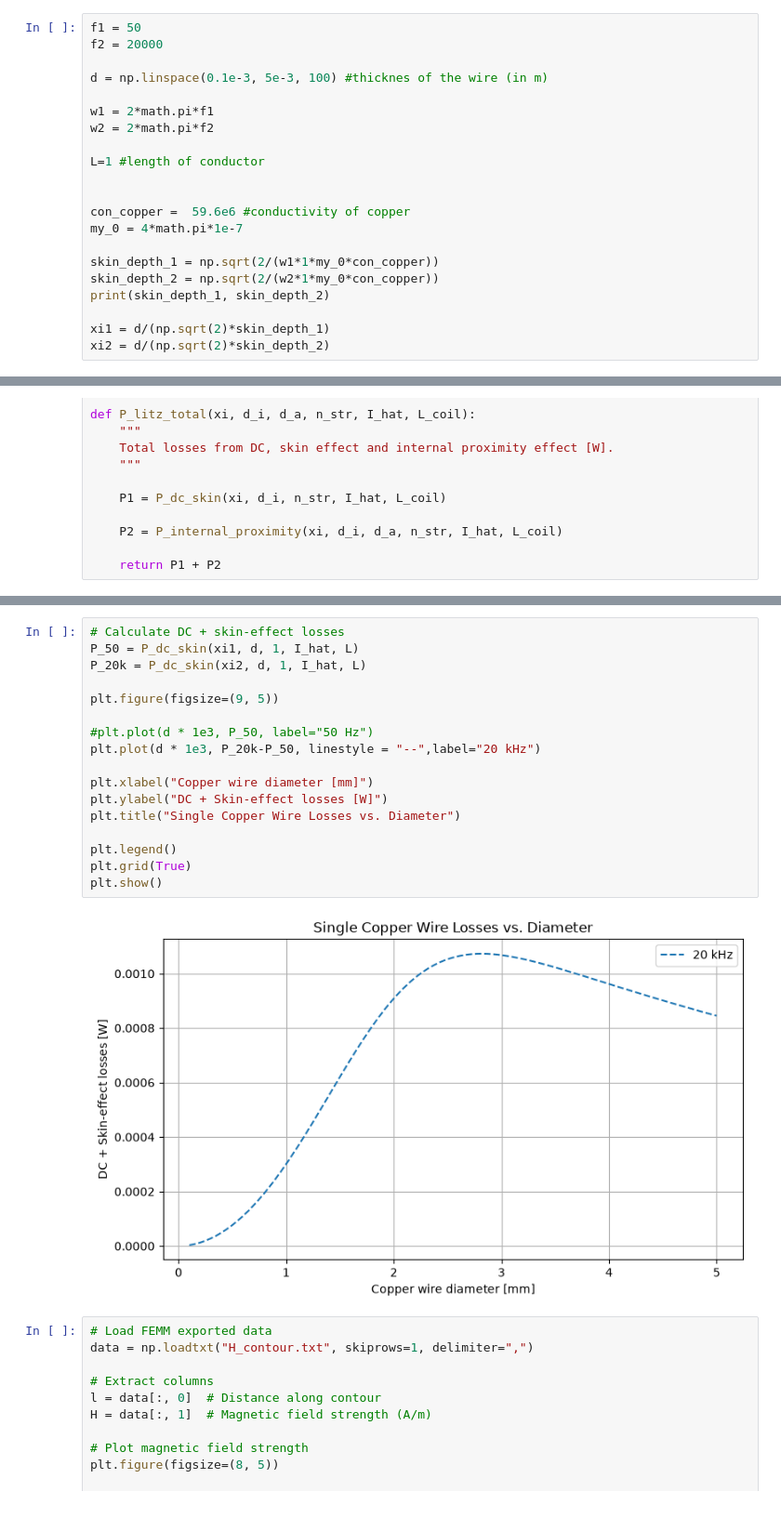
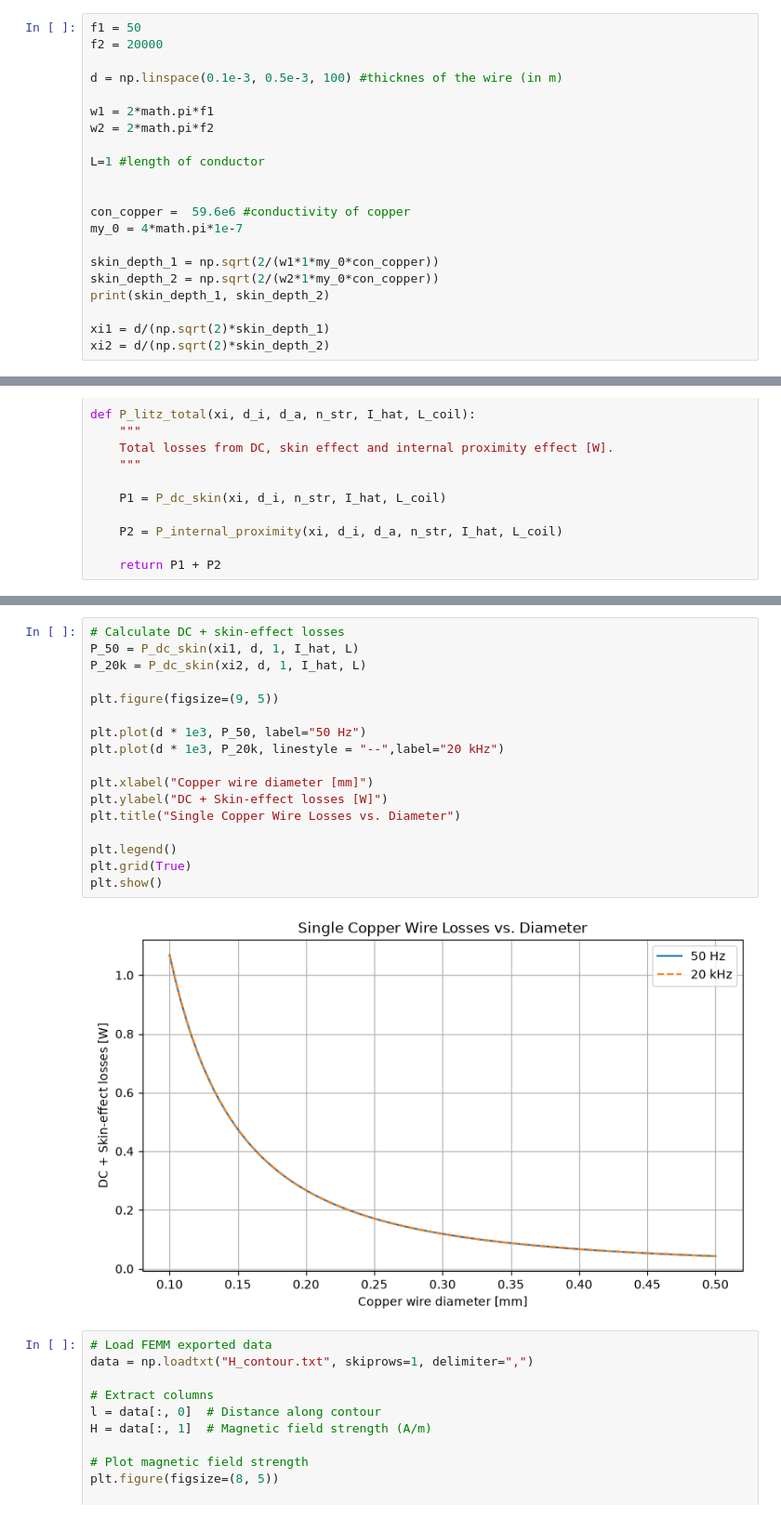
Before and after one commit to tillhartmann01/EM_Project, a Jupyter notebook: Untitled-1.ipynb, the cells around one changed output, grey strips where cells are left out. Shown at 93% size. Cells and saved outputs as stored; diff of their text form.

```diff
--- a/Untitled-1.ipynb
+++ b/Untitled-1.ipynb
@@ -7,7 +7,7 @@ import matplotlib.pyplot as plt
 f1 = 50
 f2 = 20000
 
-d = np.linspace(0.1e-3, 5e-3, 100) #thicknes of the wire (in m)
+d = np.linspace(0.1e-3, 0.5e-3, 100) #thicknes of the wire (in m)
 
 w1 = 2*math.pi*f1
 w2 = 2*math.pi*f2
@@ -196,22 +196,22 @@ plt.show()
 # %%
 # Calculate DC + skin-effect losses
 P_50 = P_dc_skin(xi1, d, 1, I_hat, L)
 P_20k = P_dc_skin(xi2, d, 1, I_hat, L)
 
 plt.figure(figsize=(9, 5))
 
-#plt.plot(d * 1e3, P_50, label="50 Hz")
-plt.plot(d * 1e3, P_20k-P_50, linestyle = "--",label="20 kHz")
+plt.plot(d * 1e3, P_50, label="50 Hz")
+plt.plot(d * 1e3, P_20k, linestyle = "--",label="20 kHz")
 
 plt.xlabel("Copper wire diameter [mm]")
 plt.ylabel("DC + Skin-effect losses [W]")
 plt.title("Single Copper Wire Losses vs. Diameter")
 
 plt.legend()
 plt.grid(True)
 plt.show()
 # %% [output]
-[figure, old version]
+[figure, new version]
 # %%
 # Load FEMM exported data
 data = np.loadtxt("H_contour.txt", skiprows=1, delimiter=",")
```
Also changed, not shown: parts of 3 cells of this notebook, 5 other files.
